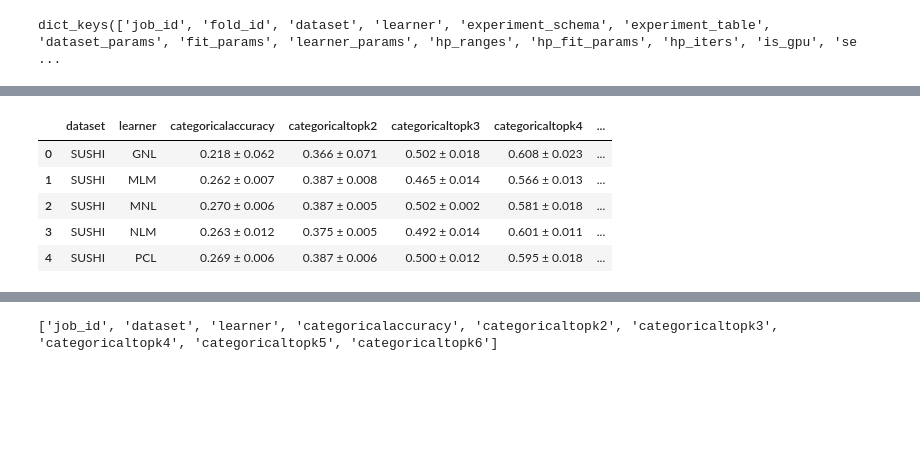
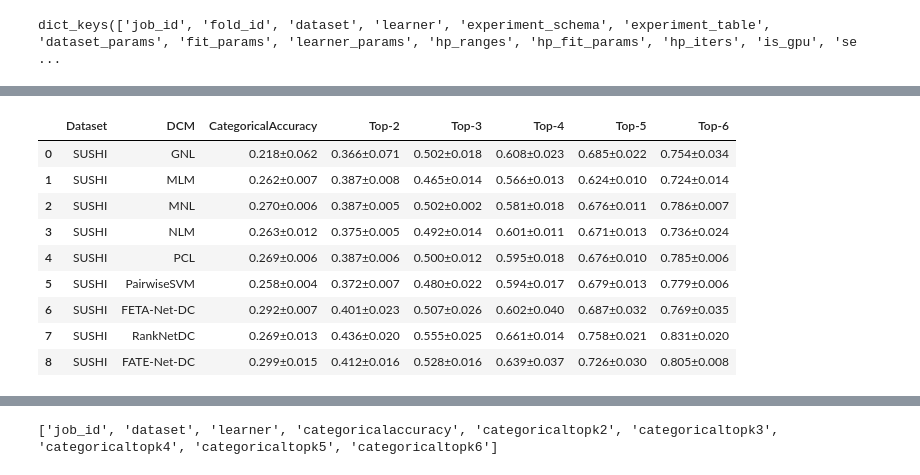
Before and after one commit to kiudee/cs-ranking, a Jupyter notebook: experiments/result_script.ipynb, the cells around one changed output, grey strips where cells are left out. Drawn from its saved outputs; the diff is of its cells as text; code cells hidden in the pictures; blank space fills up the shorter version.

```diff
--- a/experiments/result_script.ipynb
+++ b/experiments/result_script.ipynb
@@ -208,7 +208,7 @@ def create_combined_dfs(DATASET):
     del df['categoricaltopk6']
     del df['categoricaltopk6se']
     return df
-df = create_combined_dfs(datasets[3])
+df = create_combined_dfs(datasets[0])
 df.head()
 # %% [output]
 |  | dataset | learner | categoricalaccuracy | categoricaltopk2 | categoricaltopk3 | categoricaltopk4 | ... |
@@ -287,7 +287,8 @@ def plot_group(grouped, plot_file, size, cols, a, b, maxi, mini, sharey=False, s
     plt.tight_layout()
     plt.show()
 def plot_graphs_for_dataset(DATASET):
-    plot_file = os.path.join(DIR_PATH, "detailedresults",'graphs', "{}{}.pdf".format(DATASET.split('_dc')[0], '{}'))
+    #plot_file = os.path.join(DIR_PATH, "detailedresults",'graphs', "{}{}.pdf".format(DATASET.split('_dc')[0], '{}'))
+    plot_file = os.path.join(DIR_PATH, "thesis", "{}{}.pdf".format(DATASET.split('_dc')[0], '{}'))
     df = create_combined_dfs(DATASET)
     grouped = df.groupby(['dataset'])
     last = int(len(df.columns[2:])/2)
@@ -319,7 +320,7 @@ def plot_graphs_for_dataset(DATASET):
     sharey = False
     margin=0.05
     groups = np.array([group for group in grouped])
-    dict_inds = {'synthetic_dc':  [[0,1,2]], 'mnist_dc': [[0,1], [2,3]], 'tag_genome_dc':[[0,1, 5], [2,3, 4]],
+    dict_inds = {'synthetic_dc':  [[1,2,0]], 'mnist_dc': [[0,1], [2,3]], 'tag_genome_dc':[[0,1, 5], [2,3, 4]],
                  'letor_dc': [[1,3], [0,2]], 'sushi_dc':  [[0]]}
     #inds =
     zoom = False
@@ -418,20 +419,33 @@ def create_combined_dfs2(DATASET, latex_row=False):
         data.append(feta_r)
         data.append(ranknet_r)
         data.append(fate_r)
+    for i in range(len(columns)):
+        if "categorical" in columns[i]:
+            if "accuracy" in columns[i]:
+                columns[i] = "CategoricalAccuracy"
+            else:
+                columns[i] = "Top-{}".format(columns[i].split("topk")[-1])
+        else:
+            columns[i] = columns[i].title()
+            if columns[i] == 'Learner':
+                columns[i] = "DCM"
     df = pd.DataFrame(data, columns=columns)
-    df.sort_values(by='dataset')
+    df.sort_values(by='Dataset')
     return df
 # %%
 for dataset in datasets:
     df = create_combined_dfs2(dataset)
-    df.sort_values(by='dataset')
-    df_path = os.path.join(DIR_PATH, 'detailedresults' , dataset.split('_dc')[0]+'.csv')
-    df.to_csv(df_path, index=False,encoding='utf-8')
-df.head()
+    df_path = os.path.join(DIR_PATH, 'detailedresults' , dataset.split('_dc')[0].title()+'.csv')
+    df.to_csv(df_path, index=False, encoding='utf-8')
+df
 # %% [output]
-|  | dataset | learner | categoricalaccuracy | categoricaltopk2 | categoricaltopk3 | categoricaltopk4 | ... |
-| 0 | SUSHI | GNL | 0.218 ± 0.062 | 0.366 ± 0.071 | 0.502 ± 0.018 | 0.608 ± 0.023 | ... |
-| 1 | SUSHI | MLM | 0.262 ± 0.007 | 0.387 ± 0.008 | 0.465 ± 0.014 | 0.566 ± 0.013 | ... |
-| 2 | SUSHI | MNL | 0.270 ± 0.006 | 0.387 ± 0.005 | 0.502 ± 0.002 | 0.581 ± 0.018 | ... |
-| 3 | SUSHI | NLM | 0.263 ± 0.012 | 0.375 ± 0.005 | 0.492 ± 0.014 | 0.601 ± 0.011 | ... |
-| 4 | SUSHI | PCL | 0.269 ± 0.006 | 0.387 ± 0.006 | 0.500 ± 0.012 | 0.595 ± 0.018 | ... |
+|  | Dataset | DCM | CategoricalAccuracy | Top-2 | Top-3 | Top-4 | Top-5 | Top-6 |
+| 0 | SUSHI | GNL | 0.218±0.062 | 0.366±0.071 | 0.502±0.018 | 0.608±0.023 | 0.685±0.022 | 0.754±0.034 |
+| 1 | SUSHI | MLM | 0.262±0.007 | 0.387±0.008 | 0.465±0.014 | 0.566±0.013 | 0.624±0.010 | 0.724±0.014 |
+| 2 | SUSHI | MNL | 0.270±0.006 | 0.387±0.005 | 0.502±0.002 | 0.581±0.018 | 0.676±0.011 | 0.786±0.007 |
+| 3 | SUSHI | NLM | 0.263±0.012 | 0.375±0.005 | 0.492±0.014 | 0.601±0.011 | 0.671±0.013 | 0.736±0.024 |
+| 4 | SUSHI | PCL | 0.269±0.006 | 0.387±0.006 | 0.500±0.012 | 0.595±0.018 | 0.676±0.010 | 0.785±0.006 |
+| 5 | SUSHI | PairwiseSVM | 0.258±0.004 | 0.372±0.007 | 0.480±0.022 | 0.594±0.017 | 0.679±0.013 | 0.779±0.006 |
+| 6 | SUSHI | FETA-Net-DC | 0.292±0.007 | 0.401±0.023 | 0.507±0.026 | 0.602±0.040 | 0.687±0.032 | 0.769±0.035 |
+| 7 | SUSHI | RankNetDC | 0.269±0.013 | 0.436±0.020 | 0.555±0.025 | 0.661±0.014 | 0.758±0.021 | 0.831±0.020 |
+| 8 | SUSHI | FATE-Net-DC | 0.299±0.015 | 0.412±0.016 | 0.528±0.016 | 0.639±0.037 | 0.726±0.030 | 0.805±0.008 |
```
Also changed, not shown: parts of 4 cells of this notebook, 3 other files.
